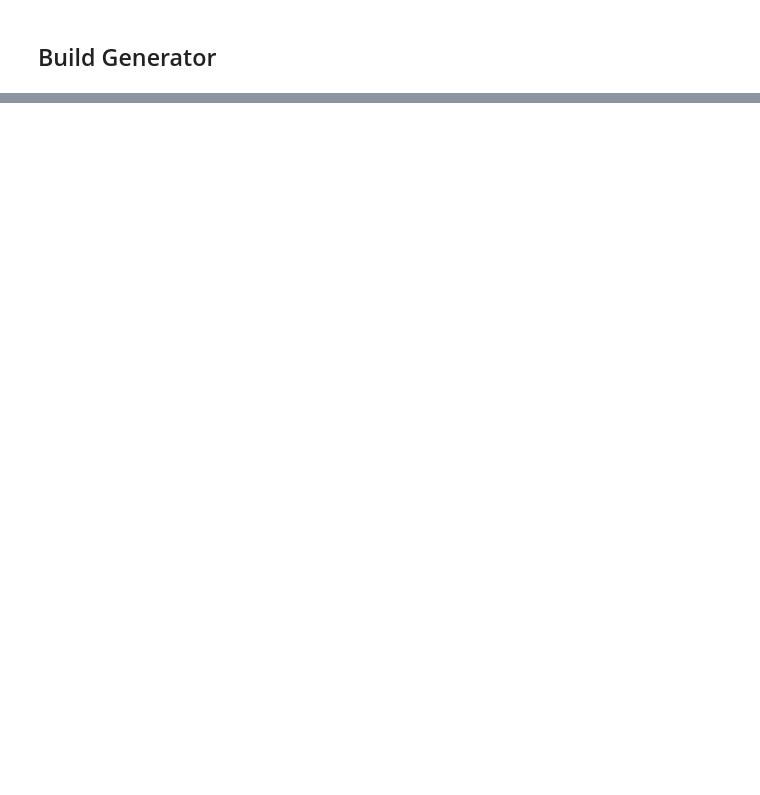
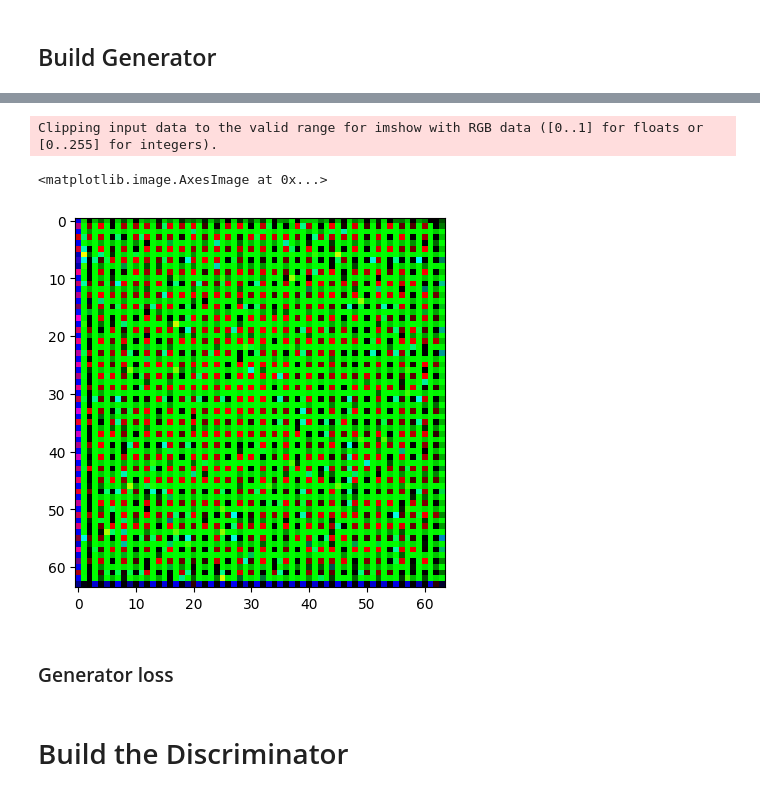
Before and after one commit to Yurivanderburg/II_GAN, a Jupyter notebook: Spirals_v0.1.ipynb, the cells around one changed output, grey strips where cells are left out. Saved outputs shown, nothing was run; the diff lists cells and outputs as text; code cells hidden in the pictures; blank space fills up the shorter version.

Commit message:
Uploaded test images

```diff
--- a/Spirals_v0.1.ipynb
+++ b/Spirals_v0.1.ipynb
@@ -145,14 +184,12 @@ InvalidArgumentError: Expected 'tf.Tensor(False, shape=(), dtype=bool)' to be tr
 OUTPUT_CHANNELS = 3
 # %%
 # Encoder (downsample):
-K.set_image_data_format('channels_first')
-
 def downsample(filters, size, apply_batchnorm=True):
   initializer = tf.random_normal_initializer(0., 0.02)
 
   result = tf.keras.Sequential()
   result.add(
-      tf.keras.layers.Conv2D(filters, size, strides=1, padding='same',
+      tf.keras.layers.Conv2D(filters, size, strides=2, padding='same',
                              kernel_initializer=initializer, data_format="channels_last",
                              use_bias=False))
 
@@ -200,29 +237,26 @@ print (up_result.shape)
 # %%
-# Define generator:
 def Generator():
   inputs = tf.keras.layers.Input(shape=[64, 64, 3])
 
-
-    # Maybe increase for 512x512 when using larger images
   down_stack = [
-    downsample(64, 4, apply_batchnorm=False),  # (batch_size, 64, 64, 64)
-    downsample(128, 4),  # (batch_size, 32, 32, 128)
-    downsample(256, 4),  # (batch_size, 16, 16, 256)
-    downsample(256, 4),  # (batch_size, 8, 8, 256)
-    downsample(256, 4),  # (batch_size, 4, 4, 256)
-    downsample(256, 4),  # (batch_size, 2, 2, 256)
-    downsample(256, 4),  # (batch_size, 1, 1, 256)
+    downsample(64, 4, apply_batchnorm=False),  # (batch_size, 128, 128, 64)
+    downsample(128, 4),  # (batch_size, 64, 64, 128)
+    downsample(256, 4),  # (batch_size, 32, 32, 256)
+    downsample(512, 4),  # (batch_size, 16, 16, 512)
+    downsample(512, 4),  # (batch_size, 8, 8, 512)
+    downsample(512, 4),  # (batch_size, 4, 4, 512)
+    #downsample(512, 4),  # (batch_size, 2, 2, 512)
+    #downsample(512, 4), # (batch_size, 1, 1, 512)
   ]
 
-
   up_stack = [
-    upsample(512, 4, apply_dropout=True),  # (batch_size, 2, 2, 512)
-    upsample(512, 4, apply_dropout=True),  # (batch_size, 4, 4, 512)
-    upsample(512, 4, apply_dropout=True),  # (batch_size, 4, 4, 512)
-    upsample(512, 4),  # (batch_size, 8, 8, 512)
-    upsample(512, 4),  # (batch_size, 16, 16, 256)
-    upsample(256, 4),  # (batch_size, 32, 32, 128)
-    upsample(128, 4),  # (batch_size, 64, 64, 64)
+    #upsample(512, 4, apply_dropout=True),  # (batch_size, 2, 2, 1024)
+    #upsample(512, 4, apply_dropout=True),  # (batch_size, 4, 4, 1024)
+    upsample(512, 4, apply_dropout=True),  # (batch_size, 8, 8, 1024)
+    upsample(512, 4),  # (batch_size, 16, 16, 1024)
+    upsample(256, 4),  # (batch_size, 32, 32, 512)
+    upsample(128, 4),  # (batch_size, 64, 64, 256)
+    upsample(64, 4),  # (batch_size, 128, 128, 128)
   ]
 
   initializer = tf.random_normal_initializer(0., 0.02)
@@ -238,6 +272,7 @@ def Generator():
   skips = []
   for down in down_stack:
     x = down(x)
+    #print(x)
     skips.append(x)
 
   skips = reversed(skips[:-1])
@@ -245,6 +280,7 @@ def Generator():
   # Upsampling and establishing the skip connections
   for up, skip in zip(up_stack, skips):
     x = up(x)
+    #print(x)
     x = tf.keras.layers.Concatenate()([x, skip])
 
   x = last(x)
@@ -257,0 +294,9 @@ ValueError: A `Concatenate` layer requires inputs with matching shapes except fo
+# %%
+gen_output = generator(sample_image_fft[tf.newaxis, ...], training=False)
+plt.imshow(gen_output[0, ...])
+# %% [output]
+Clipping input data to the valid range for imshow with RGB data ([0..1] for floats or [0..255] for integers).
+<matplotlib.image.AxesImage at 0x...>
+[figure, added]
+# %% [markdown]
+### Generator loss
@@ -257,0 +317,2 @@ ValueError: A `Concatenate` layer requires inputs with matching shapes except fo
+# %% [markdown]
+# Build the Discriminator
```
Also changed, not shown: parts of 26 cells of this notebook, 6 other files.
